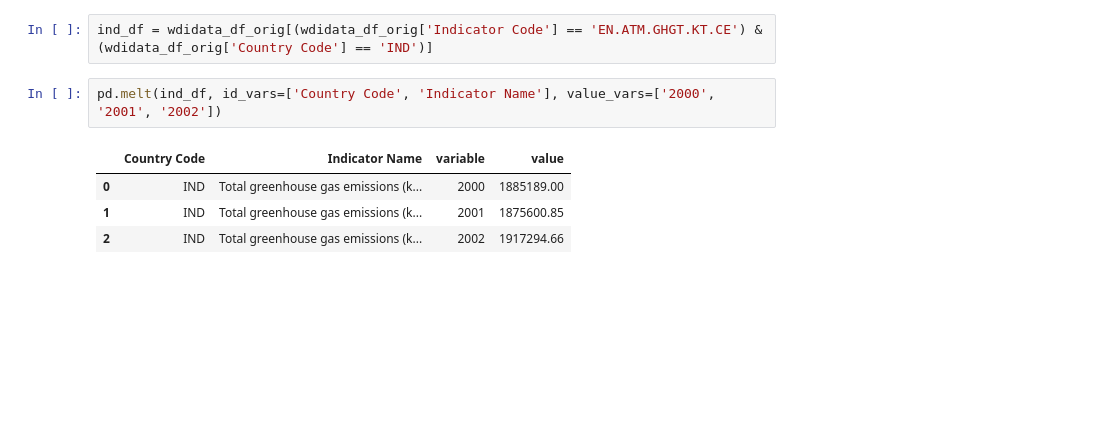
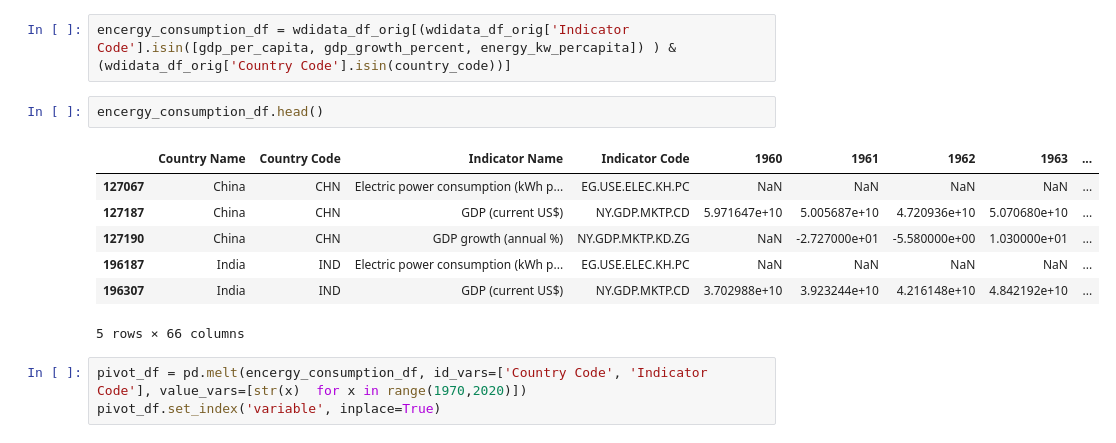
Before and after one commit to koonaparaju/data-512-final, a Jupyter notebook: FInal Project.ipynb, the cells around one changed output. Drawn from its saved outputs; the diff is of its cells as text; blank space fills up the shorter version.

```diff
--- a/FInal Project.ipynb
+++ b/FInal Project.ipynb
@@ -42,11 +128,17 @@ wdidata_df_orig.head(1)
 | 0 | Arab World | ARB | Access to clean fuels and technol... | EG.CFT.ACCS.ZS | NaN | NaN | NaN | NaN | ... |
 1 rows × 66 columns
 # %%
-ind_df = wdidata_df_orig[(wdidata_df_orig['Indicator Code'] == 'EN.ATM.GHGT.KT.CE') & (wdidata_df_orig['Country Code'] == 'IND')]
+encergy_consumption_df = wdidata_df_orig[(wdidata_df_orig['Indicator Code'].isin([gdp_per_capita, gdp_growth_percent, energy_kw_percapita]) ) & (wdidata_df_orig['Country Code'].isin(country_code))]
-# %%
-pd.melt(ind_df, id_vars=['Country Code', 'Indicator Name'], value_vars=['2000', '2001', '2002'])
-# %% [output]
-|  | Country Code | Indicator Name | variable | value |
-| 0 | IND | Total greenhouse gas emissions (k... | 2000 | 1885189.00 |
-| 1 | IND | Total greenhouse gas emissions (k... | 2001 | 1875600.85 |
-| 2 | IND | Total greenhouse gas emissions (k... | 2002 | 1917294.66 |
+# %%
+encergy_consumption_df.head()
+# %% [output]
+|  | Country Name | Country Code | Indicator Name | Indicator Code | 1960 | 1961 | 1962 | 1963 | ... |
+| 127067 | China | CHN | Electric power consumption (kWh p... | EG.USE.ELEC.KH.PC | NaN | NaN | NaN | NaN | ... |
+| 127187 | China | CHN | GDP (current US$) | NY.GDP.MKTP.CD | 5.971647e+10 | 5.005687e+10 | 4.720936e+10 | 5.070680e+10 | ... |
+| 127190 | China | CHN | GDP growth (annual %) | NY.GDP.MKTP.KD.ZG | NaN | -2.727000e+01 | -5.580000e+00 | 1.030000e+01 | ... |
+| 196187 | India | IND | Electric power consumption (kWh p... | EG.USE.ELEC.KH.PC | NaN | NaN | NaN | NaN | ... |
+| 196307 | India | IND | GDP (current US$) | NY.GDP.MKTP.CD | 3.702988e+10 | 3.923244e+10 | 4.216148e+10 | 4.842192e+10 | ... |
+5 rows × 66 columns
+# %%
+pivot_df = pd.melt(encergy_consumption_df, id_vars=['Country Code', 'Indicator Code'], value_vars=[str(x)  for x in range(1970,2020)])
+pivot_df.set_index('variable', inplace=True)
```
Also changed, not shown: parts of 17 cells of this notebook, 1 other file.
